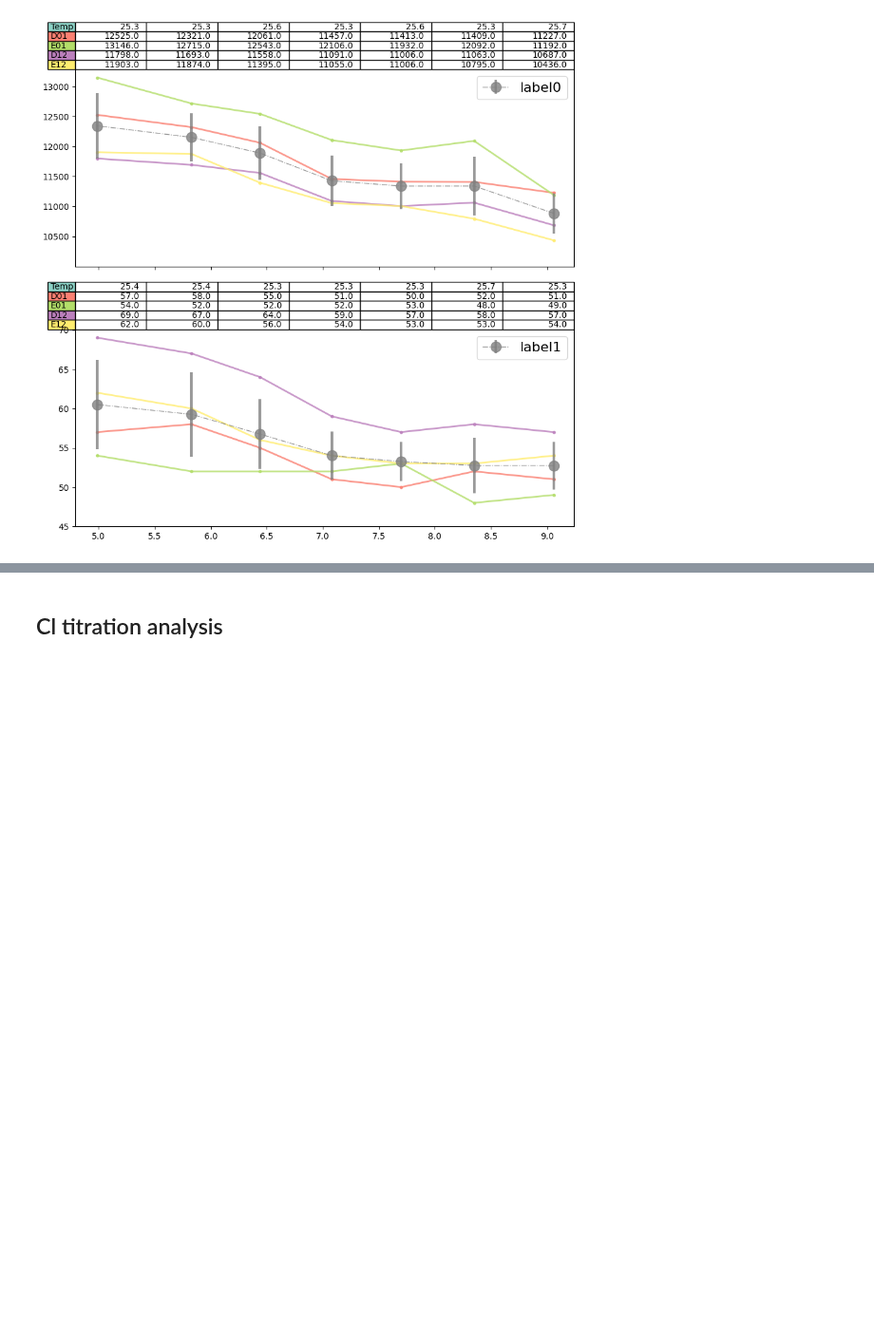
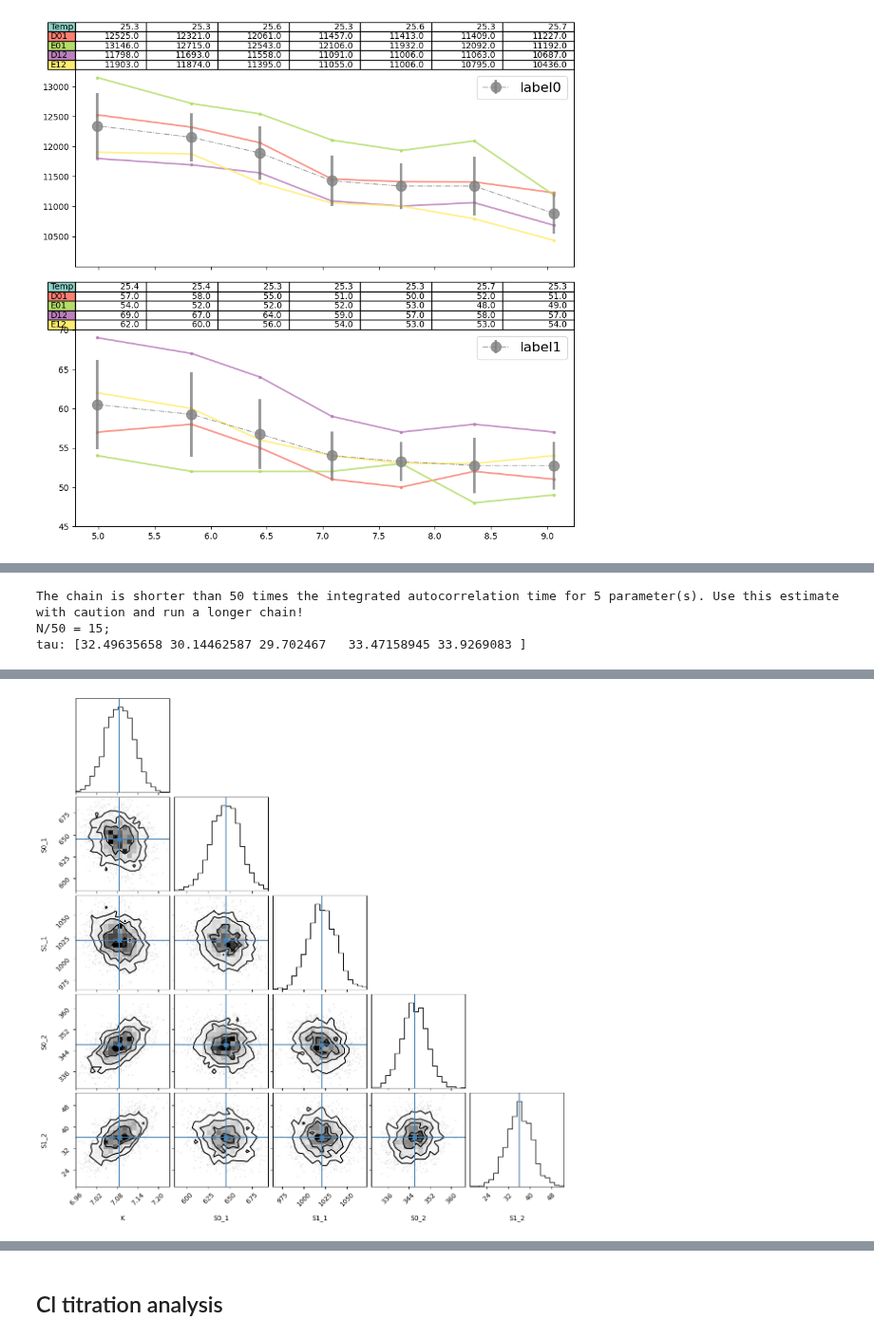
Before and after one commit to darosio/ClopHfit, a Jupyter notebook: docs/tutorials/prtecan.ipynb, the cells around one changed output, grey strips where cells are left out. Shown at 95% size. Saved outputs shown, nothing was run; the diff lists cells and outputs as text; code cells hidden in the pictures; blank space fills up the shorter version.

```diff
--- a/docs/tutorials/prtecan.ipynb
+++ b/docs/tutorials/prtecan.ipynb
@@ -182,0 +216,15 @@ ph_an.data_dilutioncorrected_norm[1]["D11"]
+# %%
+result_emcee = mini.emcee(
+    burn=300, steps=750, params=res.params, is_weighted=True, thin=20, progress=True
+)
+# %% [output]
+The chain is shorter than 50 times the integrated autocorrelation time for 5 parameter(s). Use this estimate with caution and run a longer chain!
+N/50 = 15;
+tau: [32.49635658 30.14462587 29.702467   33.47158945 33.9269083 ]
+# %%
+emcee_plot = corner.corner(
+    result_emcee.flatchain,
+    labels=result_emcee.var_names,
+    truths=list(result_emcee.params.valuesdict().values()),
+)
+# %% [output]
@@ -182,0 +232 @@ ph_an.data_dilutioncorrected_norm[1]["D11"]
+[figure, added]
```
Also changed, not shown: parts of 13 cells of this notebook, 3 other files.
